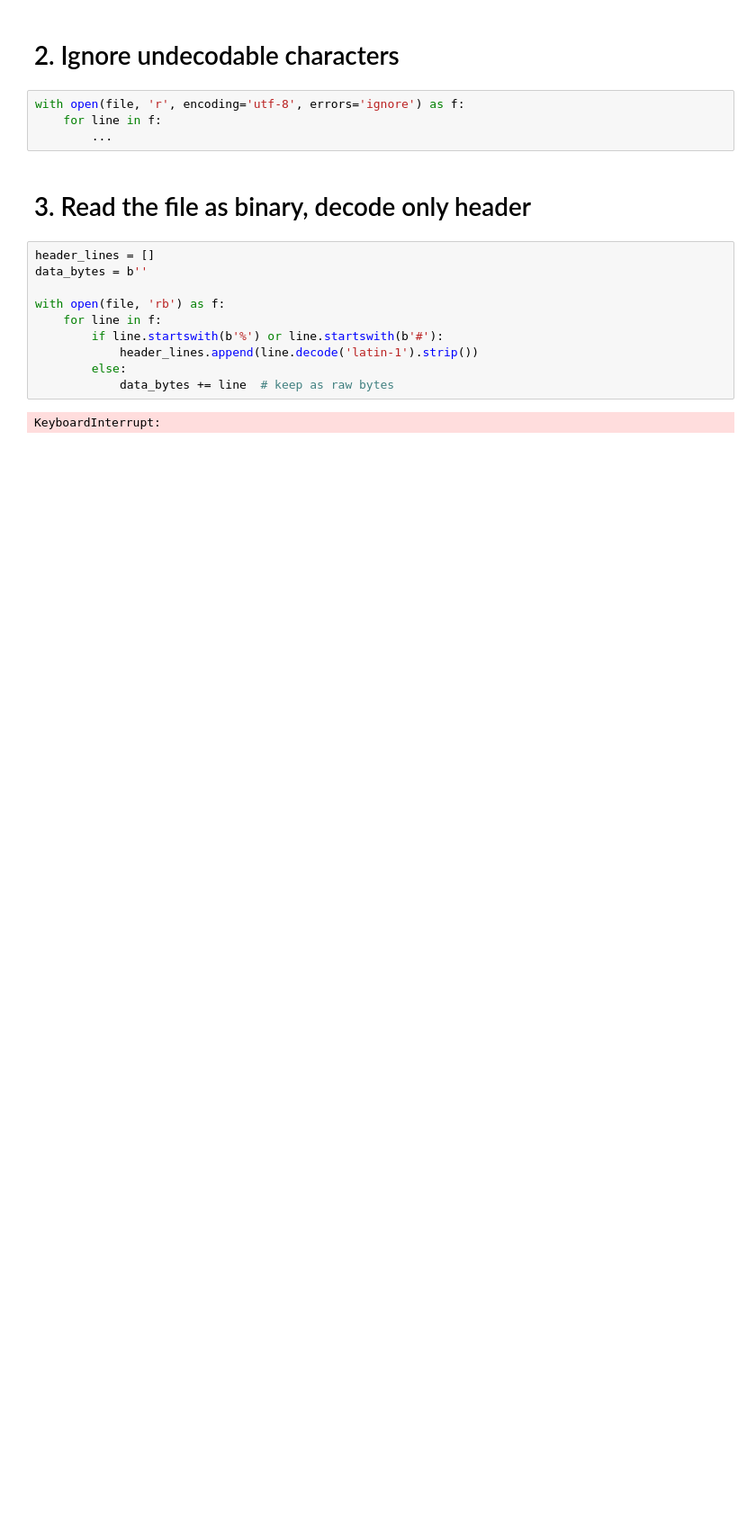
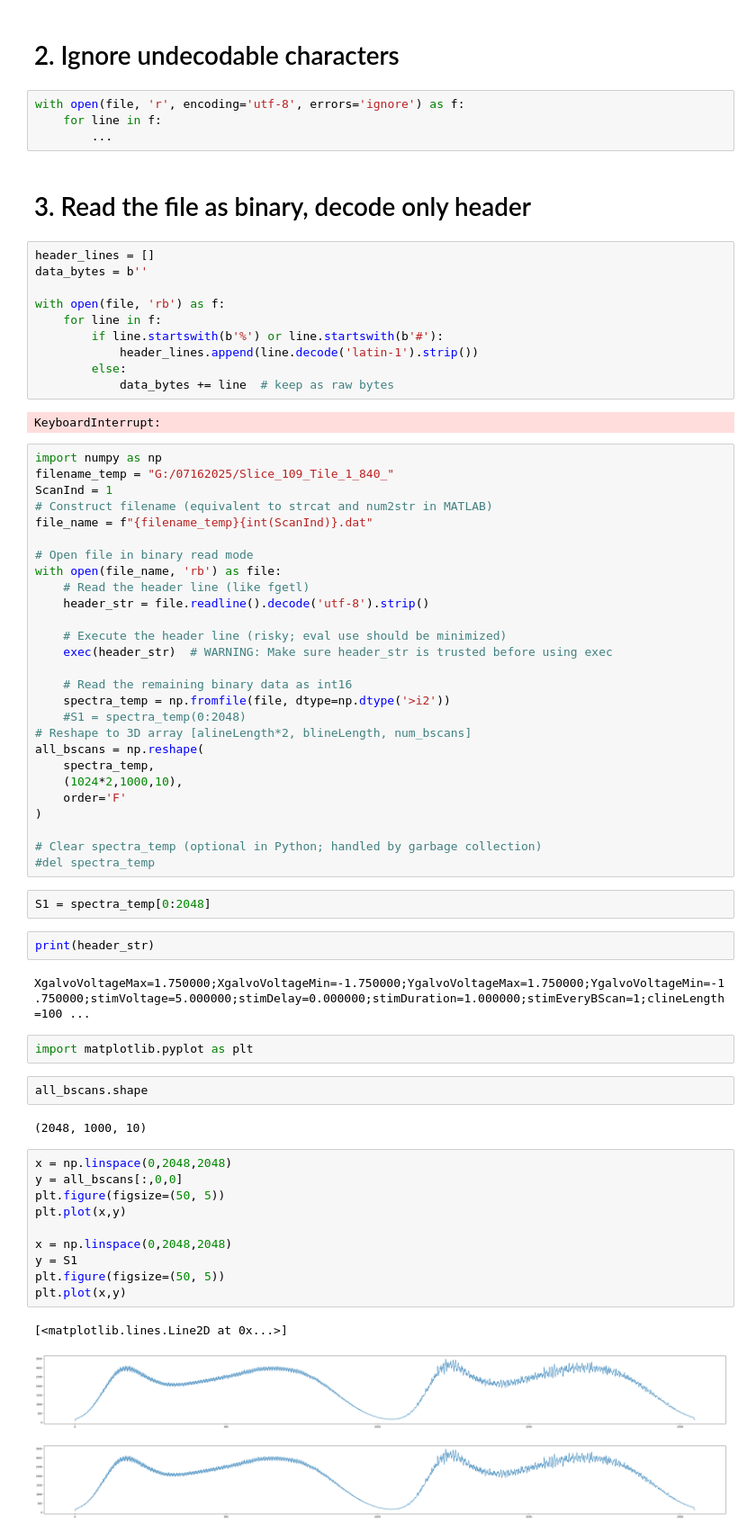
Before and after one commit to rhuxfo/midb_cmc_ps-oct, a Jupyter notebook: Jupyter/attempt-load-dat-file.ipynb, the cells around one changed output. Shown at 90% size. Drawn from its saved outputs; the diff is of its cells as text; blank space fills up the shorter version.

Commit message:
data load success

```diff
--- a/Jupyter/attempt-load-dat-file.ipynb
+++ b/Jupyter/attempt-load-dat-file.ipynb
@@ -37,3 +33,56 @@ with open(file, 'rb') as f:
             data_bytes += line  # keep as raw bytes
 # %% [output]
 KeyboardInterrupt:
+# %%
+import numpy as np
+filename_temp = "G:/07162025/Slice_109_Tile_1_840_"
+ScanInd = 1
+# Construct filename (equivalent to strcat and num2str in MATLAB)
+file_name = f"{filename_temp}{int(ScanInd)}.dat"
+
+# Open file in binary read mode
+with open(file_name, 'rb') as file:
+    # Read the header line (like fgetl)
+    header_str = file.readline().decode('utf-8').strip()
+
+    # Execute the header line (risky; eval use should be minimized)
+    exec(header_str)  # WARNING: Make sure header_str is trusted before using exec
+
+    # Read the remaining binary data as int16
+    spectra_temp = np.fromfile(file, dtype=np.dtype('>i2'))
+    #S1 = spectra_temp(0:2048)
+# Reshape to 3D array [alineLength*2, blineLength, num_bscans]
+all_bscans = np.reshape(
+    spectra_temp,
+    (1024*2,1000,10),
+    order='F'
+)
+
+# Clear spectra_temp (optional in Python; handled by garbage collection)
+#del spectra_temp
+# %%
+S1 = spectra_temp[0:2048]
+# %%
+print(header_str)
+# %% [output]
+XgalvoVoltageMax=1.750000;XgalvoVoltageMin=-1.750000;YgalvoVoltageMax=1.750000;YgalvoVoltageMin=-1.750000;stimVoltage=5.000000;stimDelay=0.000000;stimDuration=1.000000;stimEveryBScan=1;clineLength=100 ...
+# %%
+import matplotlib.pyplot as plt
+# %%
+all_bscans.shape
+# %% [output]
+(2048, 1000, 10)
+# %%
+x = np.linspace(0,2048,2048)
+y = all_bscans[:,0,0]
+plt.figure(figsize=(50, 5))
+plt.plot(x,y)
+
+x = np.linspace(0,2048,2048)
+y = S1
+plt.figure(figsize=(50, 5))
+plt.plot(x,y)
+# %% [output]
+[<matplotlib.lines.Line2D at 0x...>]
+[figure, added]
+[figure, added]
```
Also changed, not shown: parts of 4 cells of this notebook.
